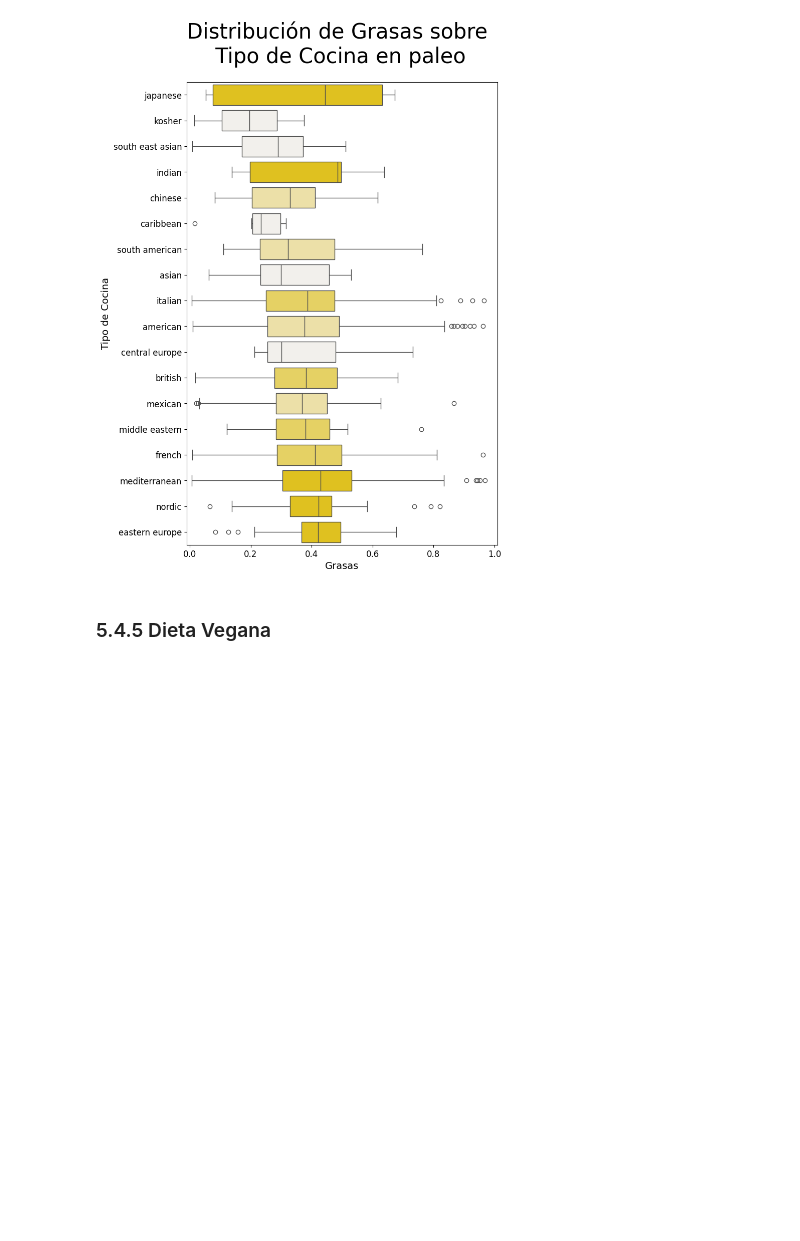
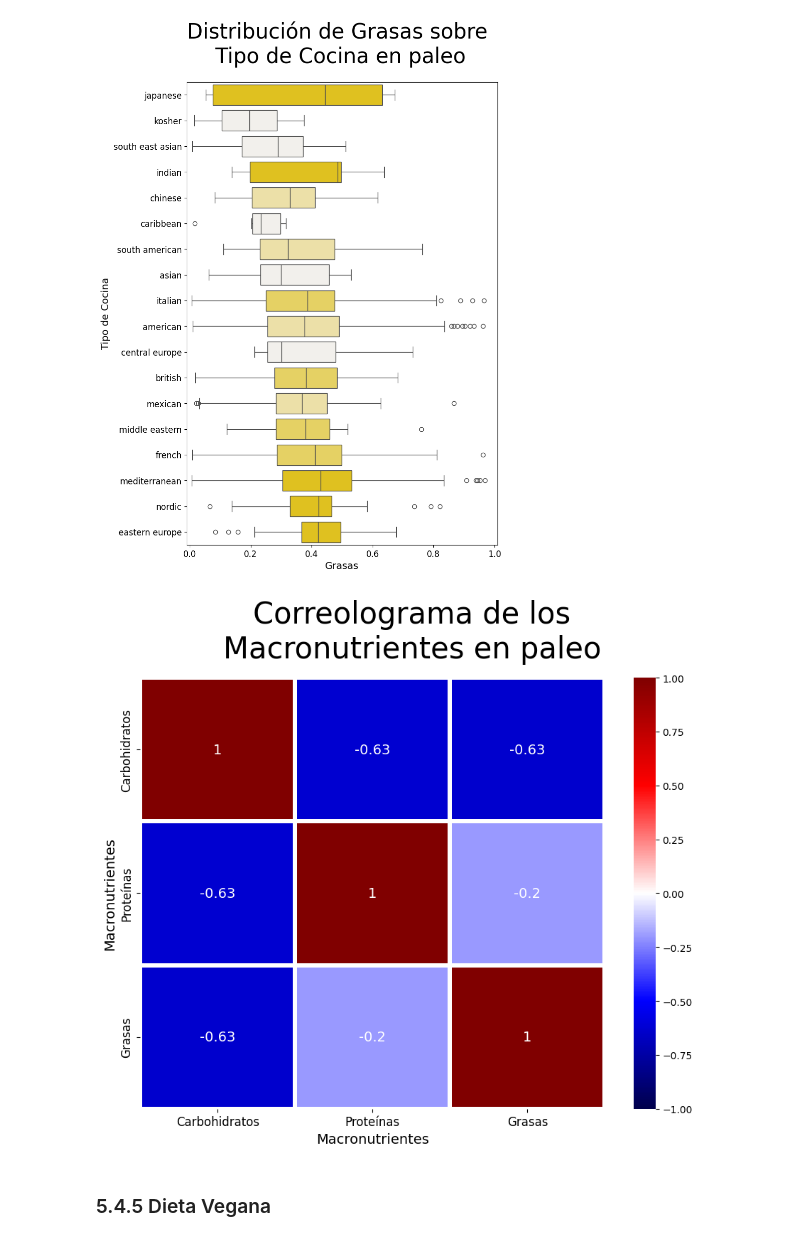
Before and after one commit to alexisuaguilaru/Analysis_Nutritional_Information, a Jupyter notebook: Documentation/AlexisAguilar_Reporte.ipynb, the cells around one changed output. Saved outputs shown, nothing was run; the diff lists cells and outputs as text; code cells hidden in the pictures; blank space fills up the shorter version.

```diff
--- a/Documentation/AlexisAguilar_Reporte.ipynb
+++ b/Documentation/AlexisAguilar_Reporte.ipynb
@@ -492,6 +521,10 @@ for macronutrient in Macronutrients:
 [figure]
 [figure]
 [figure]
+# %%
+PlotMacronutrientsCorreologram(Diets_Dataset,diet)
+# %% [output]
+[figure, added]
 # %% [markdown]
 ### 5.4.5 Dieta Vegana
 # %%
```
Also changed, not shown: parts of 6 cells of this notebook, 5 other files.
